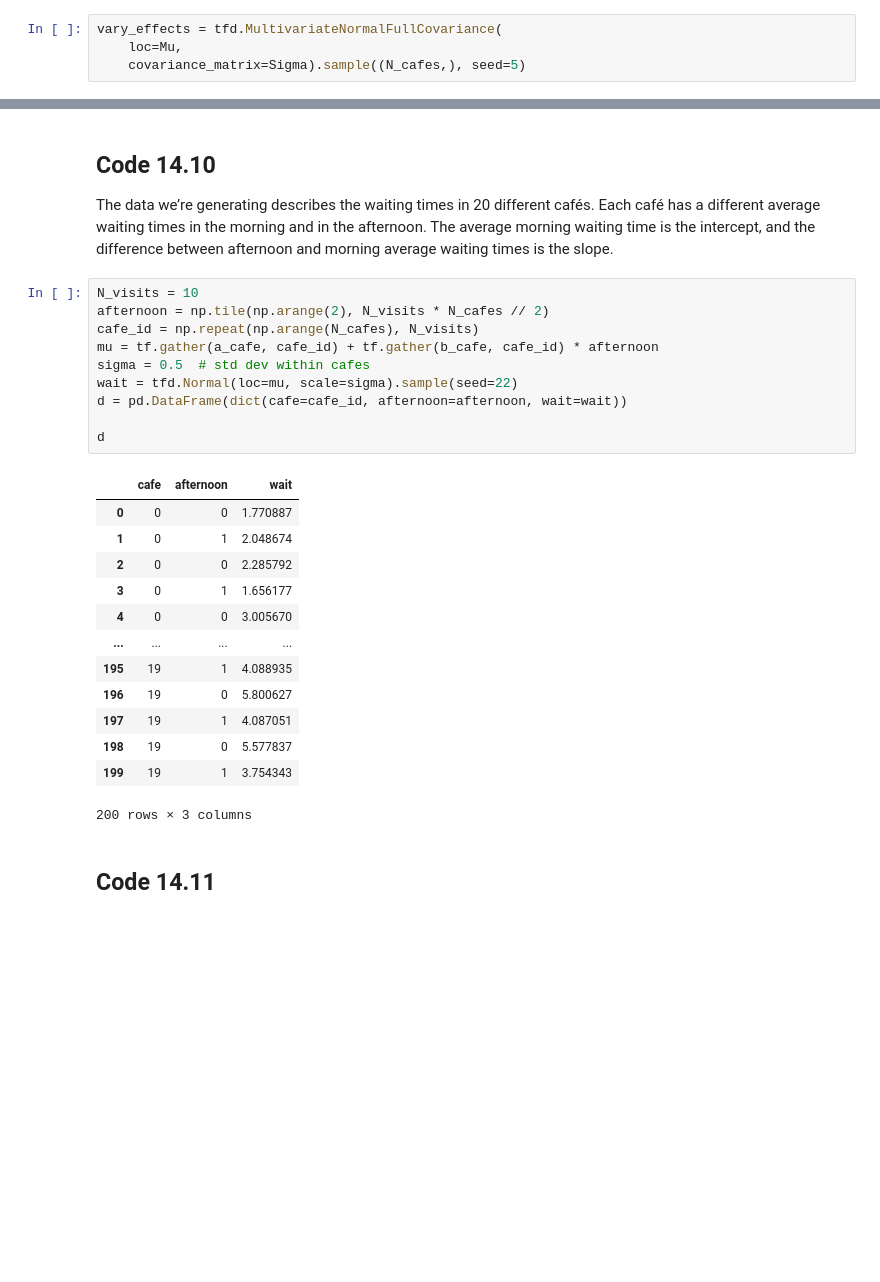
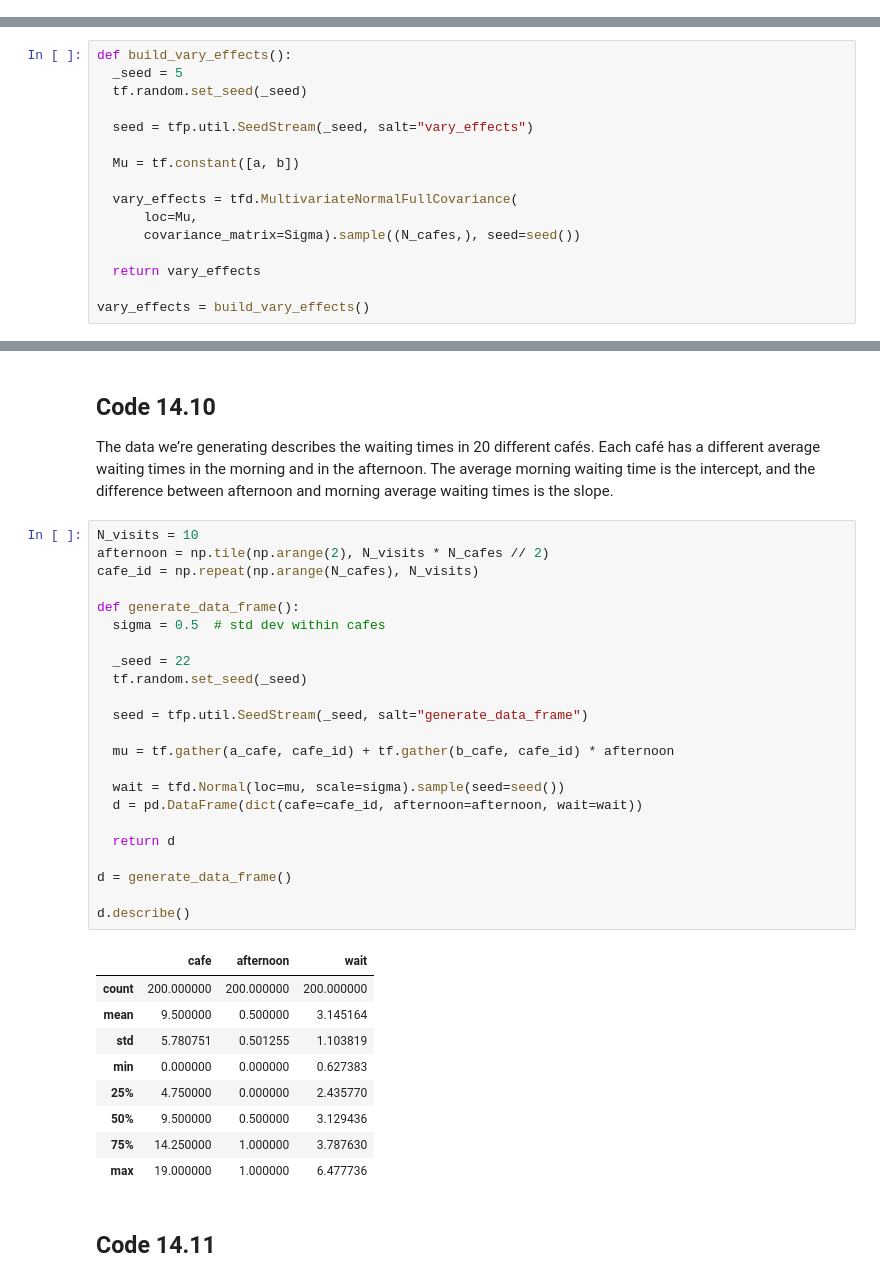
Before and after one commit to ksachdeva/rethinking-tensorflow-probability, a Jupyter notebook: notebooks/14_adventures_in_covariance.ipynb, the cells around one changed output, grey strips where cells are left out. Drawn from its saved outputs; the diff is of its cells as text; blank space fills up the shorter version.

```diff
--- a/notebooks/14_adventures_in_covariance.ipynb
+++ b/notebooks/14_adventures_in_covariance.ipynb
@@ -221,7 +222,3 @@ array([[ 1.  , -0.35],
 N_cafes = 20
 # %% [markdown]
 ## Code 14.7
-# %%
-vary_effects = tfd.MultivariateNormalFullCovariance(
-    loc=Mu,
-    covariance_matrix=Sigma).sample((N_cafes,), seed=5)
@@ -231,0 +225,16 @@ Instructions for updating:
+# %%
+def build_vary_effects():
+  _seed = 5
+  tf.random.set_seed(_seed)
+
+  seed = tfp.util.SeedStream(_seed, salt="vary_effects")
+
+  Mu = tf.constant([a, b])
+
+  vary_effects = tfd.MultivariateNormalFullCovariance(
+      loc=Mu,
+      covariance_matrix=Sigma).sample((N_cafes,), seed=seed())
+
+  return vary_effects
+
+vary_effects = build_vary_effects()
@@ -269,27 +276,36 @@ The data we’re generating describes the waiting times in 20 different cafés.
 # %%
 N_visits = 10
 afternoon = np.tile(np.arange(2), N_visits * N_cafes // 2)
 cafe_id = np.repeat(np.arange(N_cafes), N_visits)
-mu = tf.gather(a_cafe, cafe_id) + tf.gather(b_cafe, cafe_id) * afternoon
-sigma = 0.5  # std dev within cafes
-wait = tfd.Normal(loc=mu, scale=sigma).sample(seed=22)
-d = pd.DataFrame(dict(cafe=cafe_id, afternoon=afternoon, wait=wait))
 
-d
+def generate_data_frame():
+  sigma = 0.5  # std dev within cafes
+
+  _seed = 22
+  tf.random.set_seed(_seed)
+
+  seed = tfp.util.SeedStream(_seed, salt="generate_data_frame")
+
+  mu = tf.gather(a_cafe, cafe_id) + tf.gather(b_cafe, cafe_id) * afternoon
+
+  wait = tfd.Normal(loc=mu, scale=sigma).sample(seed=seed())
+  d = pd.DataFrame(dict(cafe=cafe_id, afternoon=afternoon, wait=wait))
+
+  return d
+
+d = generate_data_frame()
+
+d.describe()
 # %% [output]
 |  | cafe | afternoon | wait |
-| 0 | 0 | 0 | 1.770887 |
-| 1 | 0 | 1 | 2.048674 |
-| 2 | 0 | 0 | 2.285792 |
-| 3 | 0 | 1 | 1.656177 |
-| 4 | 0 | 0 | 3.005670 |
-| ... | ... | ... | ... |
-| 195 | 19 | 1 | 4.088935 |
-| 196 | 19 | 0 | 5.800627 |
-| 197 | 19 | 1 | 4.087051 |
-| 198 | 19 | 0 | 5.577837 |
-| 199 | 19 | 1 | 3.754343 |
+| count | 200.000000 | 200.000000 | 200.000000 |
+| mean | 9.500000 | 0.500000 | 3.145164 |
+| std | 5.780751 | 0.501255 | 1.103819 |
+| min | 0.000000 | 0.000000 | 0.627383 |
+| 25% | 4.750000 | 0.000000 | 2.435770 |
+| 50% | 9.500000 | 0.500000 | 3.129436 |
+| 75% | 14.250000 | 1.000000 | 3.787630 |
+| max | 19.000000 | 1.000000 | 6.477736 |
-200 rows × 3 columns
 # %% [markdown]
 ## Code 14.11
 # %%
```
Also changed, not shown: parts of 28 cells of this notebook, 3 other files.
